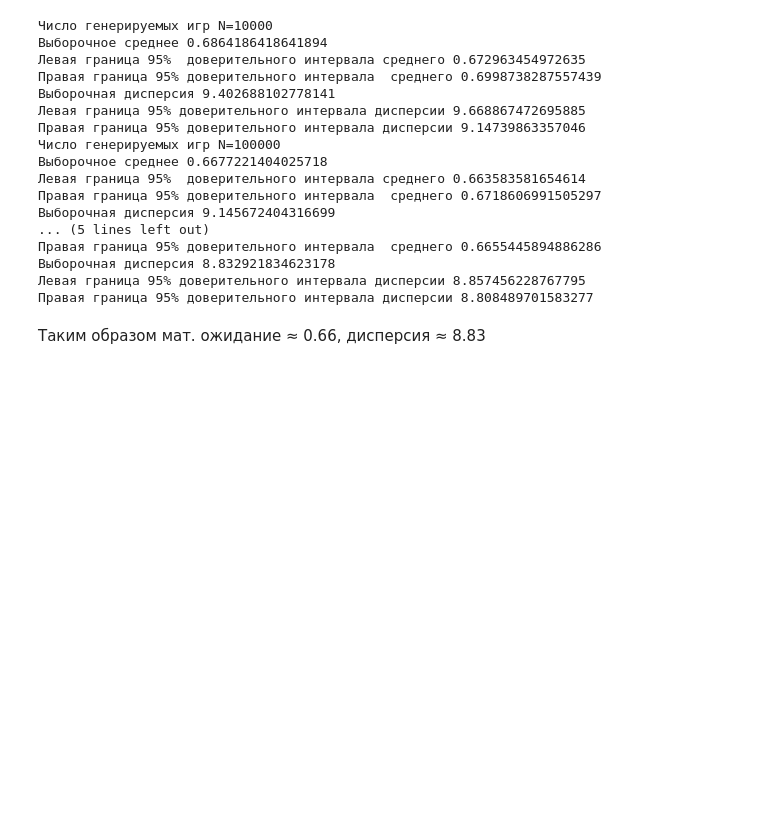
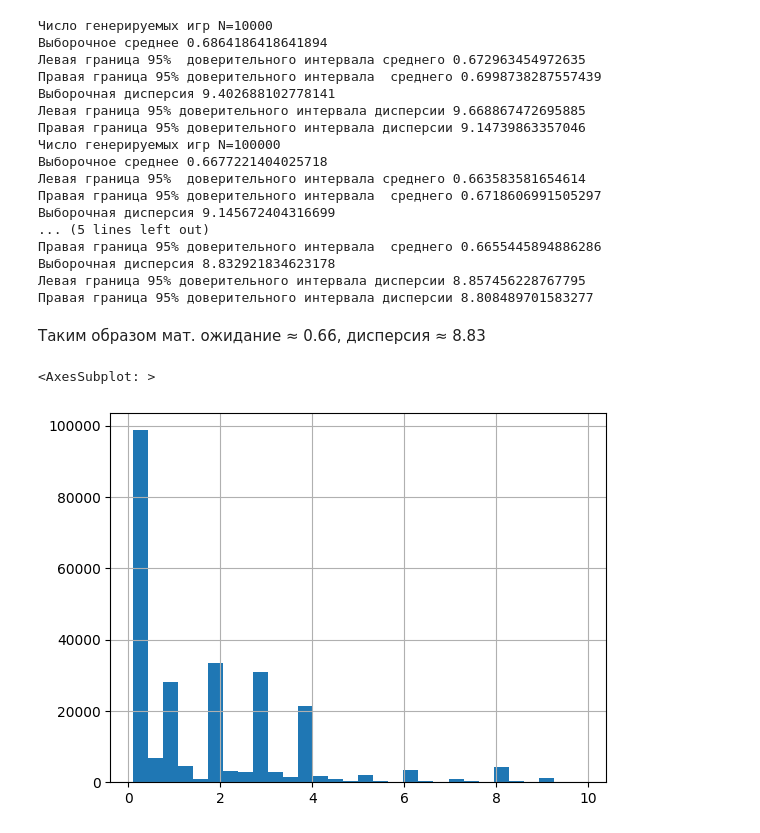
Before and after one commit to ResearchMachine/TestTaskSlotGame, a Jupyter notebook: Solution.ipynb, the cells around one changed output. Cells and saved outputs as stored; diff of their text form; code cells hidden in the pictures; blank space fills up the shorter version.

```diff
--- a/Solution.ipynb
+++ b/Solution.ipynb
@@ -214,5 +214,3 @@ for m in N_Games:
 Выборочная дисперсия 8.832921834623178
 Левая граница 95% доверительного интервала дисперсии 8.857456228767795
 Правая граница 95% доверительного интервала дисперсии 8.808489701583277
-# %% [markdown]
-Таким образом мат. ожидание ≈ 0.66, дисперсия ≈ 8.83
@@ -222,0 +217,9 @@ for m in N_Games:
+# %% [markdown]
+Таким образом мат. ожидание ≈ 0.66, дисперсия ≈ 8.83
+# %%
+#распределение ненулевых выигрышей
+df_tmp = df['Выигрыш за 1 игру'][df['Выигрыш за 1 игру']>0.01]
+display(df_tmp[df['Выигрыш за 1 игру']<10].hist(bins=30))
+# %% [output]
+<AxesSubplot: >
+[figure, added]
```
Also changed, not shown: parts of 5 cells of this notebook.
